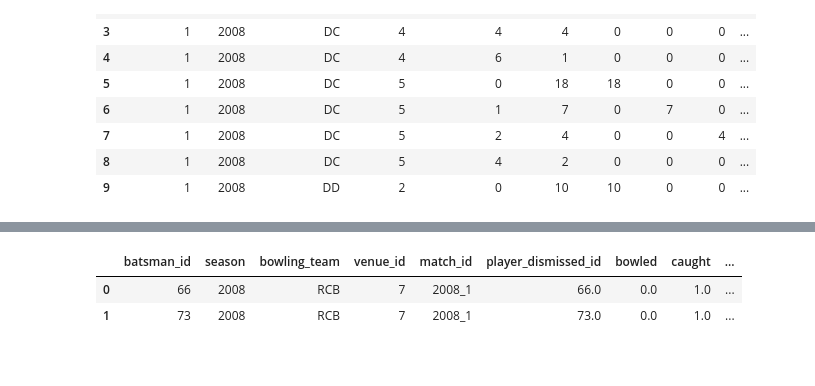
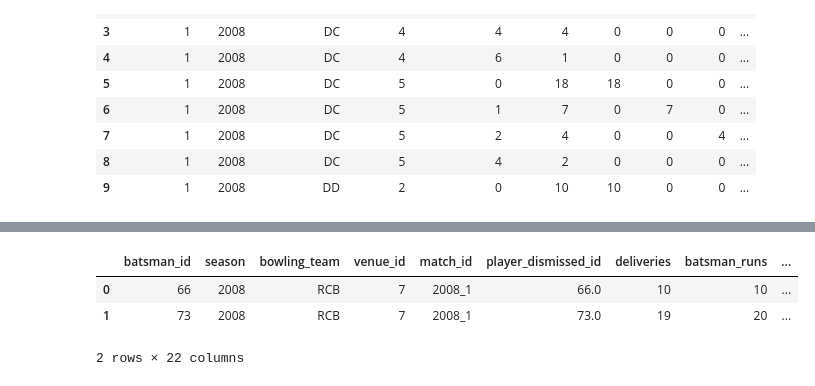
Before and after one commit to datatyche/ipl_datahack_av, a Jupyter notebook: notebooks/bat_stat.ipynb, the cells around one changed output, grey strips where cells are left out. Saved outputs shown, nothing was run; the diff lists cells and outputs as text; code cells hidden in the pictures.

Commit message:
Completed bat stat and csv generated under resource/features.

```diff
--- a/notebooks/bat_stat.ipynb
+++ b/notebooks/bat_stat.ipynb
@@ -1,10 +1,11 @@
 # %%
 import pandas as pd
+import numpy as np
 ball_by_ball = pd.read_csv('../resources/train/ball_by_ball_data.csv')
 match_data = pd.read_csv('../resources/train/match_data.csv')
 bbb_venue = ball_by_ball.merge(match_data, on='match_id')
 bbb_venue.head(n=2)
-mbm = ball_by_ball.groupby(['match_id', 'inning', 'batting_team', 'bowling_team',
-                            'batsman_id']).agg({'batsman_runs': np.sum}).reset_index()
+mbm = ball_by_ball[ball_by_ball['extra_runs'] == 0].groupby(['match_id', 'inning', 'batting_team', 'bowling_team',
+                            'batsman_id']).agg({'batsman_runs': np.sum, 'bowler_id': np.size}).rename(columns={'bowler_id':'deliveries'}).reset_index()
 mbm_venue = mbm.merge(match_data, on='match_id')
 # %%
@@ -68,24 +76,28 @@ bat_run_class.head(n =10)
 # %%
 from sklearn.preprocessing import MultiLabelBinarizer
 mlb = MultiLabelBinarizer()
 #dismissal_kind
 dis_deliveries = bbb_venue[bbb_venue['player_dismissed_id'].notnull()][['match_id', 'player_dismissed_id', 'dismissal_kind']]
 
 dis_sparse= mlb.fit_transform(dis_deliveries.apply(lambda x: set([x.dismissal_kind]), axis = 1))
 dis_classes = list(mlb.classes_)
 
 dis_del_byplayer = dis_deliveries.merge(pd.DataFrame(dis_sparse, columns = dis_classes, index = dis_deliveries.index),
                      left_index=True, right_index=True)
 
+mbm_venue['50s'] = mbm_venue.apply(lambda x: 1 if x.batsman_runs // 50 == 1 else 0,  axis = 1)
+mbm_venue['100s'] = mbm_venue.apply(lambda x: 1 if x.batsman_runs // 50 > 1 else 0,  axis = 1)
 mbm_stat = mbm_venue.merge(dis_del_byplayer, left_on=['batsman_id', 'match_id'], right_on=['player_dismissed_id', 'match_id'],
                 how='left')[['batsman_id', 'season', 'bowling_team', 'venue_id',
-                             'match_id', 'player_dismissed_id'] + dis_classes].fillna(0)
+                             'match_id', 'player_dismissed_id', 'deliveries', 'batsman_runs', '50s', '100s'] + dis_classes].fillna(0)
 
 mbm_stat['is_dismissed'] = mbm_stat.apply(lambda x: 0 if x.player_dismissed_id==0 else 1, axis = 1)
 mbm_stat['innings'] = mbm_stat.apply(lambda x : 1, axis = 1)
+mbm_stat['not_outs'] = mbm_stat.apply(lambda x: 1 if x.player_dismissed_id==0 else 0, axis = 1)
 mbm_stat.head(n=2)
 # %% [output]
-|  | batsman_id | season | bowling_team | venue_id | match_id | player_dismissed_id | bowled | caught | ... |
-| 0 | 66 | 2008 | RCB | 7 | 2008_1 | 66.0 | 0.0 | 1.0 | ... |
-| 1 | 73 | 2008 | RCB | 7 | 2008_1 | 73.0 | 0.0 | 1.0 | ... |
+|  | batsman_id | season | bowling_team | venue_id | match_id | player_dismissed_id | deliveries | batsman_runs | ... |
+| 0 | 66 | 2008 | RCB | 7 | 2008_1 | 66.0 | 10 | 10 | ... |
+| 1 | 73 | 2008 | RCB | 7 | 2008_1 | 73.0 | 19 | 20 | ... |
+2 rows × 22 columns
 # %%
```
Also changed, not shown: parts of 4 cells of this notebook, 2 other files.
